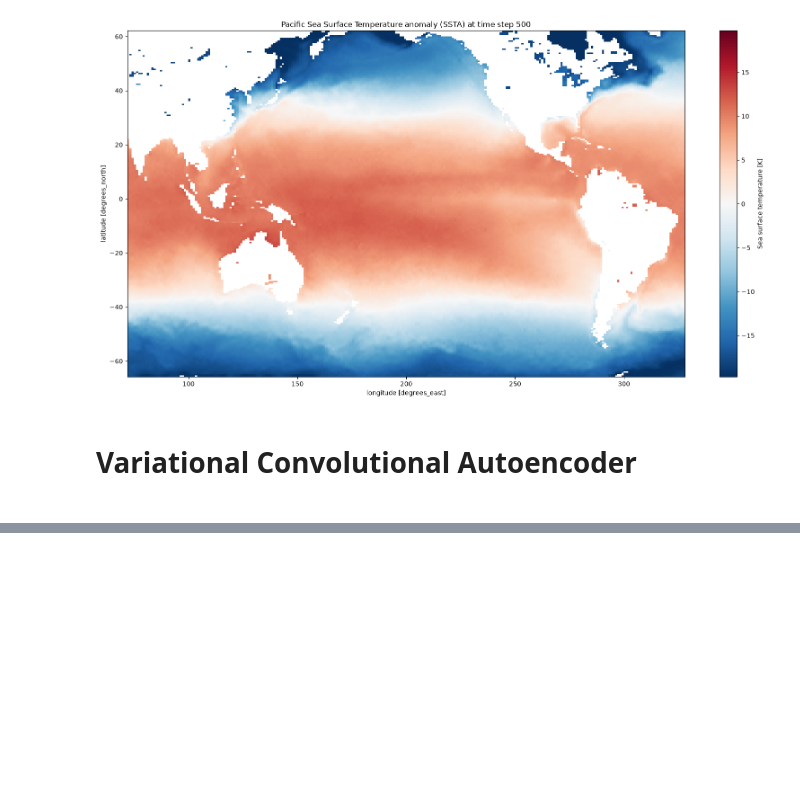
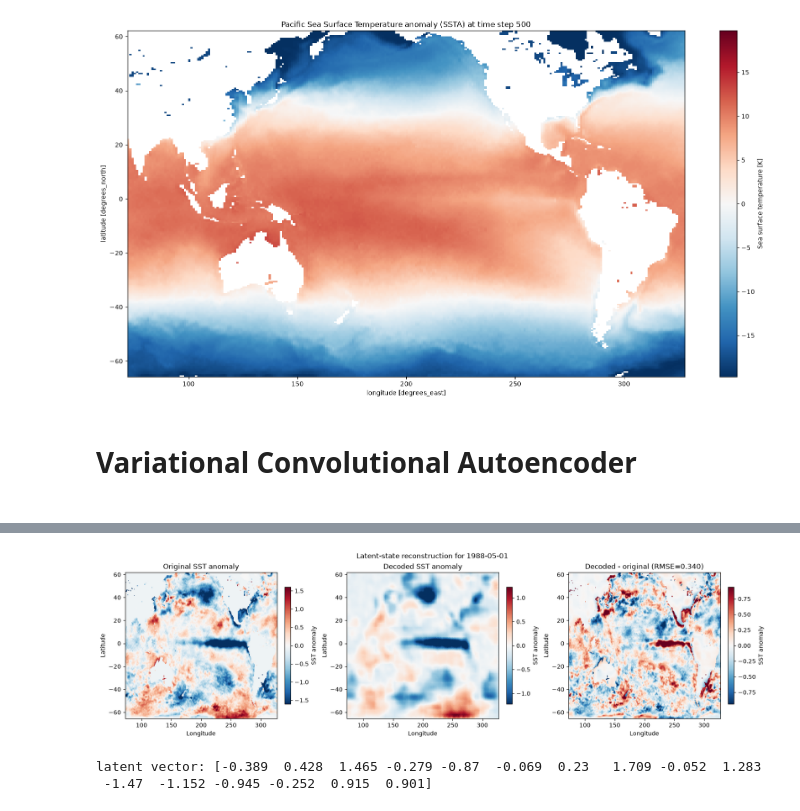
Before and after one commit to or-evan/Wk4Proj, a Jupyter notebook: VAE.ipynb, the cells around one changed output, grey strips where cells are left out. Drawn from its saved outputs; the diff is of its cells as text; code cells hidden in the pictures; blank space fills up the shorter version.

Commit message:
added all code to VAE and included decoder step

```diff
--- a/VAE.ipynb
+++ b/VAE.ipynb
@@ -118,0 +576,72 @@ def kl_diag_gaussian(mu, logvar):
+# %%
+# Decode one latent state and compare it with the original SST anomaly.
+sample_index = 100
+custom_latent = None  # Or set a length-16 array to decode a chosen latent state.
+
+if not 0 <= sample_index < sst_anomaly.sizes["time"]:
+    raise ValueError(
+        f"sample_index must be between 0 and {sst_anomaly.sizes['time'] - 1}"
+    )
+if custom_latent is not None and len(custom_latent) != model.latent_dim:
+    raise ValueError(f"custom_latent must contain {model.latent_dim} values")
+
+device = next(model.parameters()).device
+original_normalized = standardizer.transform(
+    np.asarray(sst_anomaly.isel(time=sample_index).values, dtype=np.float32)
+)
+original_normalized = np.nan_to_num(
+    original_normalized, nan=0.0, posinf=0.0, neginf=0.0
+)
+input_tensor = torch.from_numpy(original_normalized[None, None]).to(device)
+
+model.eval()
+with torch.no_grad():
+    encoded_mu, _ = model.encode(input_tensor)
+    latent_tensor = (
+        torch.as_tensor(custom_latent, dtype=torch.float32, device=device)[None]
+        if custom_latent is not None
+        else encoded_mu
+    )
+    decoded_normalized = model.decode(latent_tensor)[0, 0].cpu().numpy()
+
+original_anomaly = standardizer.inverse_transform(original_normalized)
+decoded_anomaly = standardizer.inverse_transform(decoded_normalized)
+error = decoded_anomaly - original_anomaly
+date = str(sst_anomaly.time.isel(time=sample_index).values)[:10]
+latent_values = latent_tensor[0].detach().cpu().numpy()
+rmse = float(np.sqrt(np.nanmean(error**2)))
+
+fig, axes = plt.subplots(1, 3, figsize=(16, 4.5), constrained_layout=True)
+image_extent = [
+    float(sst_anomaly.longitude.min()),
+    float(sst_anomaly.longitude.max()),
+    float(sst_anomaly.latitude.min()),
+    float(sst_anomaly.latitude.max()),
+]
+plots = [
+    (original_anomaly, "Original SST anomaly"),
+    (decoded_anomaly, "Decoded SST anomaly"),
+    (error, f"Decoded - original (RMSE={rmse:.3f})"),
+]
+for axis, (image, title) in zip(axes, plots):
+    limits = np.nanpercentile(np.abs(image), 98)
+    im = axis.imshow(
+        image,
+        origin="upper",
+        extent=image_extent,
+        cmap="RdBu_r",
+        vmin=-limits,
+        vmax=limits,
+        aspect="auto",
+    )
+    axis.set_title(title)
+    axis.set_xlabel("Longitude")
+    axis.set_ylabel("Latitude")
+    fig.colorbar(im, ax=axis, shrink=0.8, label="SST anomaly")
+fig.suptitle(f"Latent-state reconstruction for {date}")
+plt.show()
+print("latent vector:", np.round(latent_values, 3))
+# %% [output]
+[figure, added]
+latent vector: [-0.389  0.428  1.465 -0.279 -0.87  -0.069  0.23   1.709 -0.052  1.283
+ -1.47  -1.152 -0.945 -0.252  0.915  0.901]
```
Also changed, not shown: parts of 20 cells of this notebook, 1 other file.
